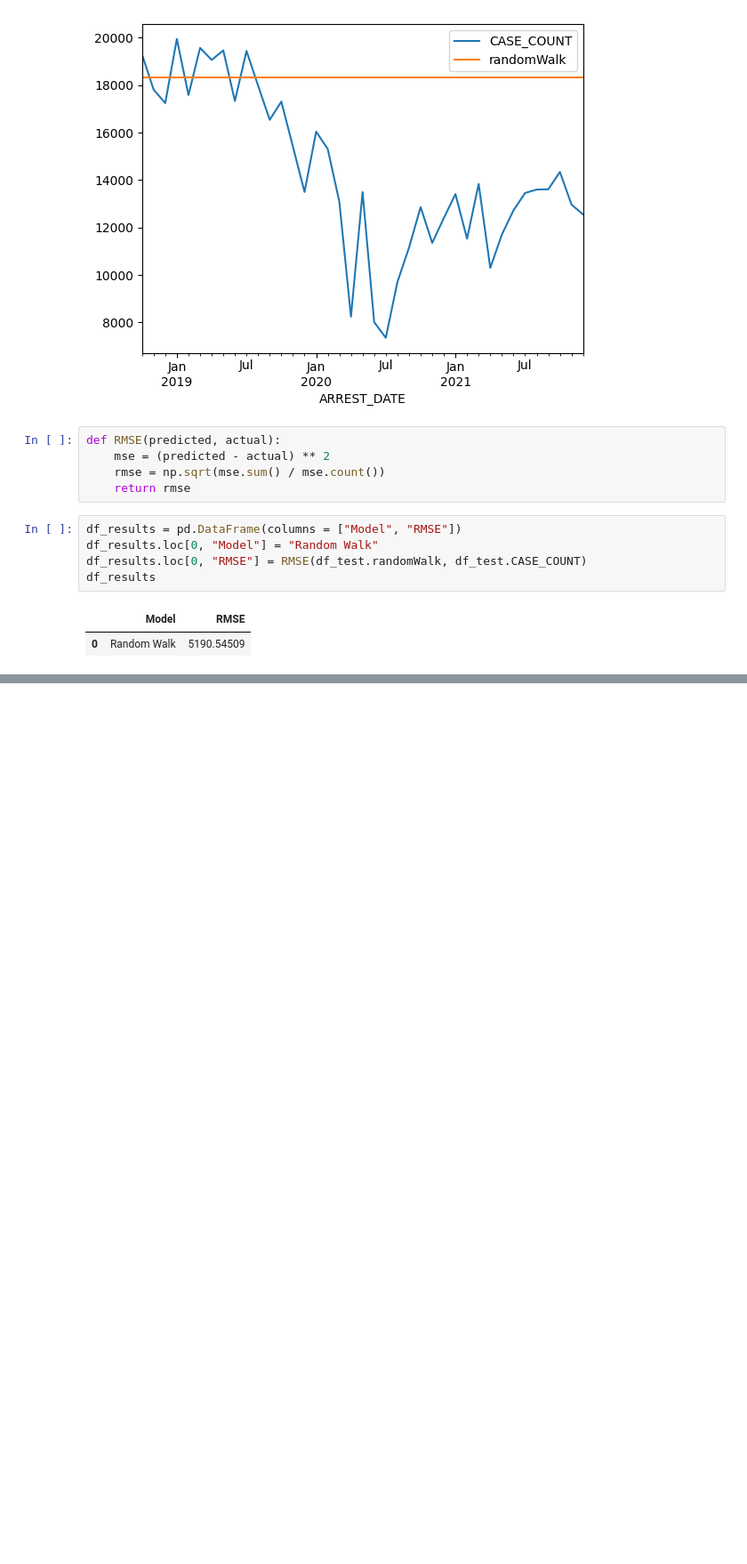
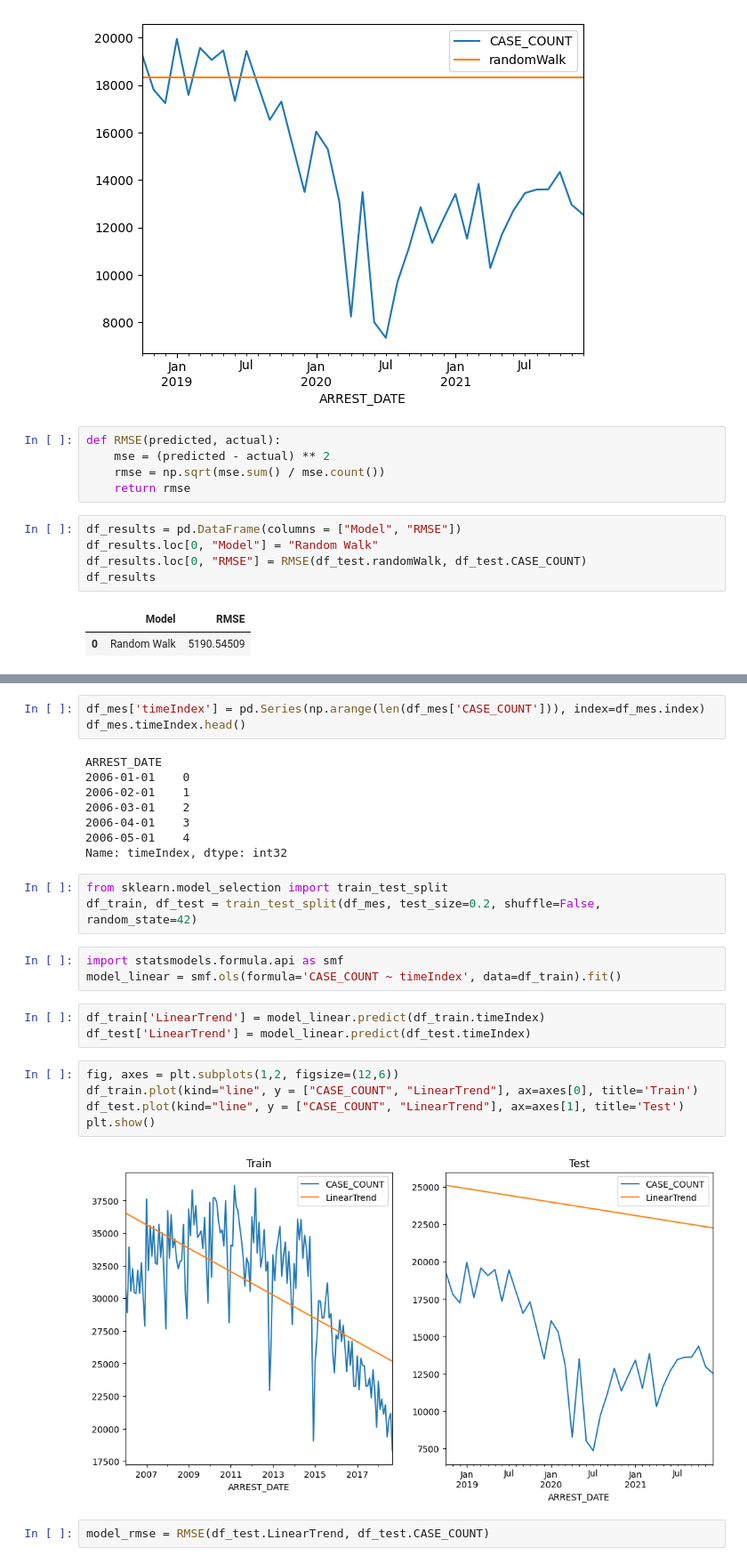
Before and after one commit to matiascapurroriver/predictivoAvanzado, a Jupyter notebook: ST.ipynb, the cells around one changed output, grey strips where cells are left out. Shown at 89% size. Cells and saved outputs as stored; diff of their text form; blank space fills up the shorter version.

```diff
--- a/ST.ipynb
+++ b/ST.ipynb
@@ -186,0 +230,29 @@ df_results
+# %%
+df_mes['timeIndex'] = pd.Series(np.arange(len(df_mes['CASE_COUNT'])), index=df_mes.index)
+df_mes.timeIndex.head()
+# %% [output]
+ARREST_DATE
+2006-01-01    0
+2006-02-01    1
+2006-03-01    2
+2006-04-01    3
+2006-05-01    4
+Name: timeIndex, dtype: int32
+# %%
+from sklearn.model_selection import train_test_split
+df_train, df_test = train_test_split(df_mes, test_size=0.2, shuffle=False, random_state=42)
+# %%
+import statsmodels.formula.api as smf
+model_linear = smf.ols(formula='CASE_COUNT ~ timeIndex', data=df_train).fit()
+# %%
+df_train['LinearTrend'] = model_linear.predict(df_train.timeIndex)
+df_test['LinearTrend'] = model_linear.predict(df_test.timeIndex)
+# %%
+fig, axes = plt.subplots(1,2, figsize=(12,6))
+df_train.plot(kind="line", y = ["CASE_COUNT", "LinearTrend"], ax=axes[0], title='Train')
+df_test.plot(kind="line", y = ["CASE_COUNT", "LinearTrend"], ax=axes[1], title='Test')
+plt.show()
+# %% [output]
+[figure, added]
+# %%
+model_rmse = RMSE(df_test.LinearTrend, df_test.CASE_COUNT)
```
Also changed, not shown: parts of 41 cells of this notebook.
